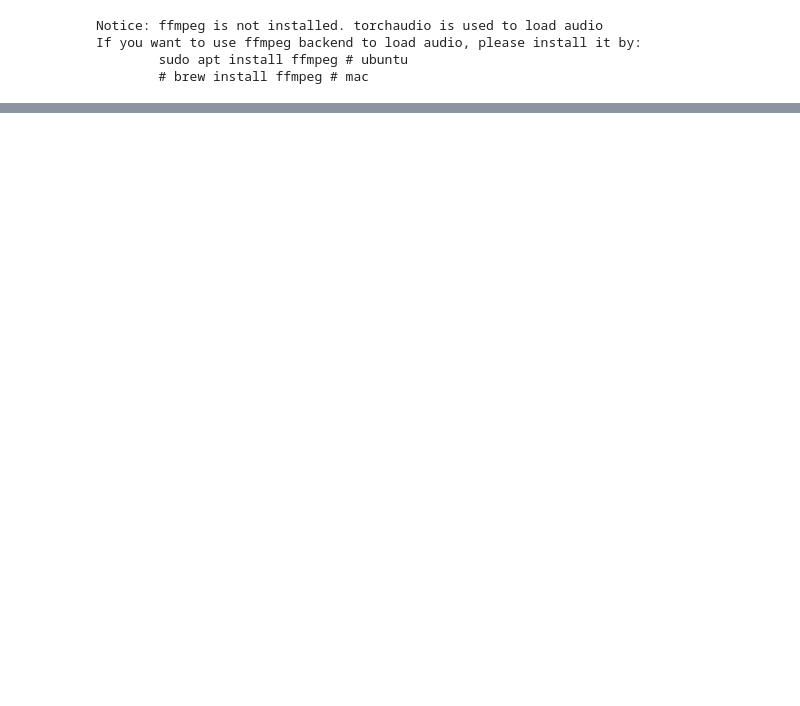
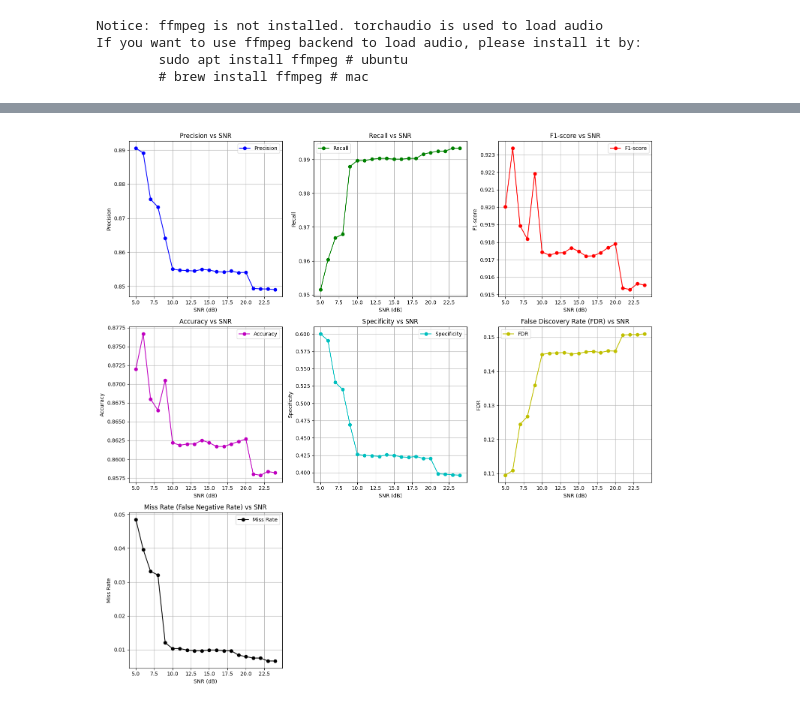
Before and after one commit to sOR-o/Voice-Activity-Detection, a Jupyter notebook: models/funasr-vad-evaluation.ipynb, the cells around one changed output, grey strips where cells are left out. Saved outputs shown, nothing was run; the diff lists cells and outputs as text; code cells hidden in the pictures; blank space fills up the shorter version.

```diff
--- a/models/funasr-vad-evaluation.ipynb
+++ b/models/funasr-vad-evaluation.ipynb
@@ -324,0 +362,4 @@ def visualize_metrics_vs_SNR(low, high):
+# %%
+visualize_metrics_vs_SNR(5, 25)
+# %% [output]
+[figure, added]
```
Also changed, not shown: parts of 5 cells of this notebook, 7 other files.
